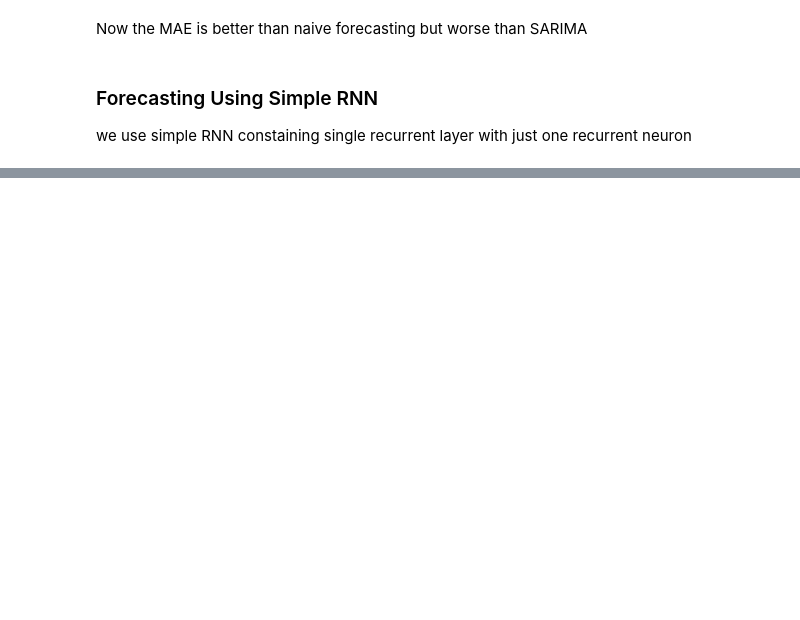
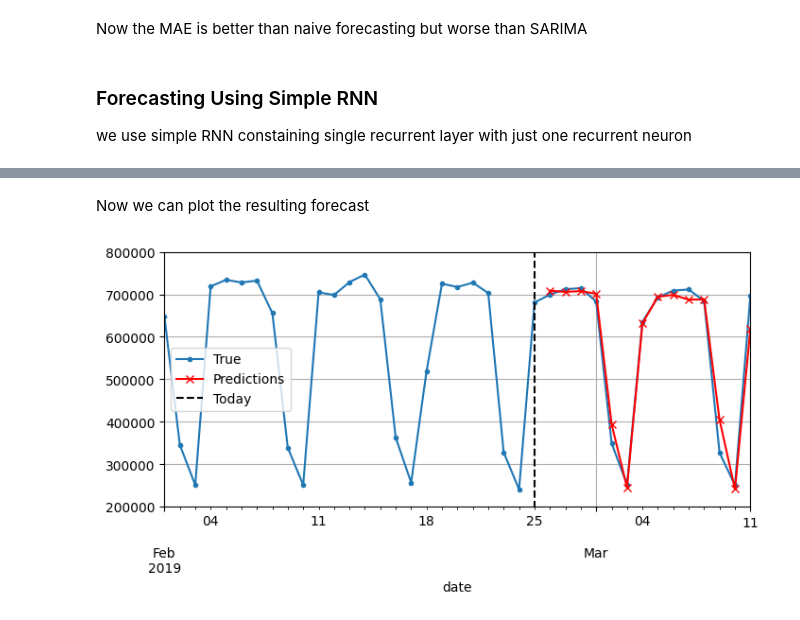
Before and after one commit to icode100/Notebooks-on-machine-learning, a Jupyter notebook: ch_15_RNN.ipynb, the cells around one changed output, grey strips where cells are left out. Cells and saved outputs as stored; diff of their text form; code cells hidden in the pictures; blank space fills up the shorter version.

```diff
--- a/ch_15_RNN.ipynb
+++ b/ch_15_RNN.ipynb
@@ -575,0 +831,26 @@ Here the input shape is taken as 3D tensors of shape [batch size, time steps, di
+# %%
+tf.random.set_seed(42)
+
+seq_length = 56
+train_multask_ds = tf.keras.utils.timeseries_dataset_from_array(
+    mulvar_train.to_numpy(),
+    targets=mulvar_train[["bus", "rail"]][seq_length:],  # 2 targets per day
+    sequence_length=seq_length,
+    batch_size=32,
+    shuffle=True,
+    seed=42
+)
+valid_multask_ds = tf.keras.utils.timeseries_dataset_from_array(
+    mulvar_valid.to_numpy(),
+    targets=mulvar_valid[["bus", "rail"]][seq_length:],
+    sequence_length=seq_length,
+    batch_size=32
+)
+
+tf.random.set_seed(42)
+multask_model = tf.keras.Sequential([
+    tf.keras.layers.SimpleRNN(32, input_shape=[None, 5]),
+    tf.keras.layers.Dense(2)
+])
+
+fit_and_evaluate(multask_model, train_multask_ds, valid_multask_ds,0.02,300)
@@ -575,0 +924,5 @@ Here the input shape is taken as 3D tensors of shape [batch size, time steps, di
+# %%
+X = rail_valid.to_numpy()[np.newaxis,:seq_length,np.newaxis]
+for step_ahead in range(14):
+    y_pred_one = univar_model.predict(X)
+    X = np.concatenate([X,y_pred_one.reshape(1,1,1)],axis=1)
@@ -575,0 +944,17 @@ Here the input shape is taken as 3D tensors of shape [batch size, time steps, di
+# %% [markdown]
+Now we can plot the resulting forecast
+# %%
+Y_pred = pd.Series(X[0, -14:, 0],
+                   index=pd.date_range("2019-02-26", "2019-03-11"))
+
+fig, ax = plt.subplots(figsize=(8, 3.5))
+(rail_valid * 1e6)["2019-02-01":"2019-03-11"].plot(
+    label="True", marker=".", ax=ax)
+(Y_pred * 1e6).plot(
+    label="Predictions", grid=True, marker="x", color="r", ax=ax)
+ax.vlines("2019-02-25", 0, 1e6, color="k", linestyle="--", label="Today")
+ax.set_ylim([200_000, 800_000]) #type: ignore
+plt.legend(loc="center left")
+plt.show()
+# %% [output]
+[figure, added]
```
Also changed, not shown: parts of 76 cells of this notebook, 1 other file.
